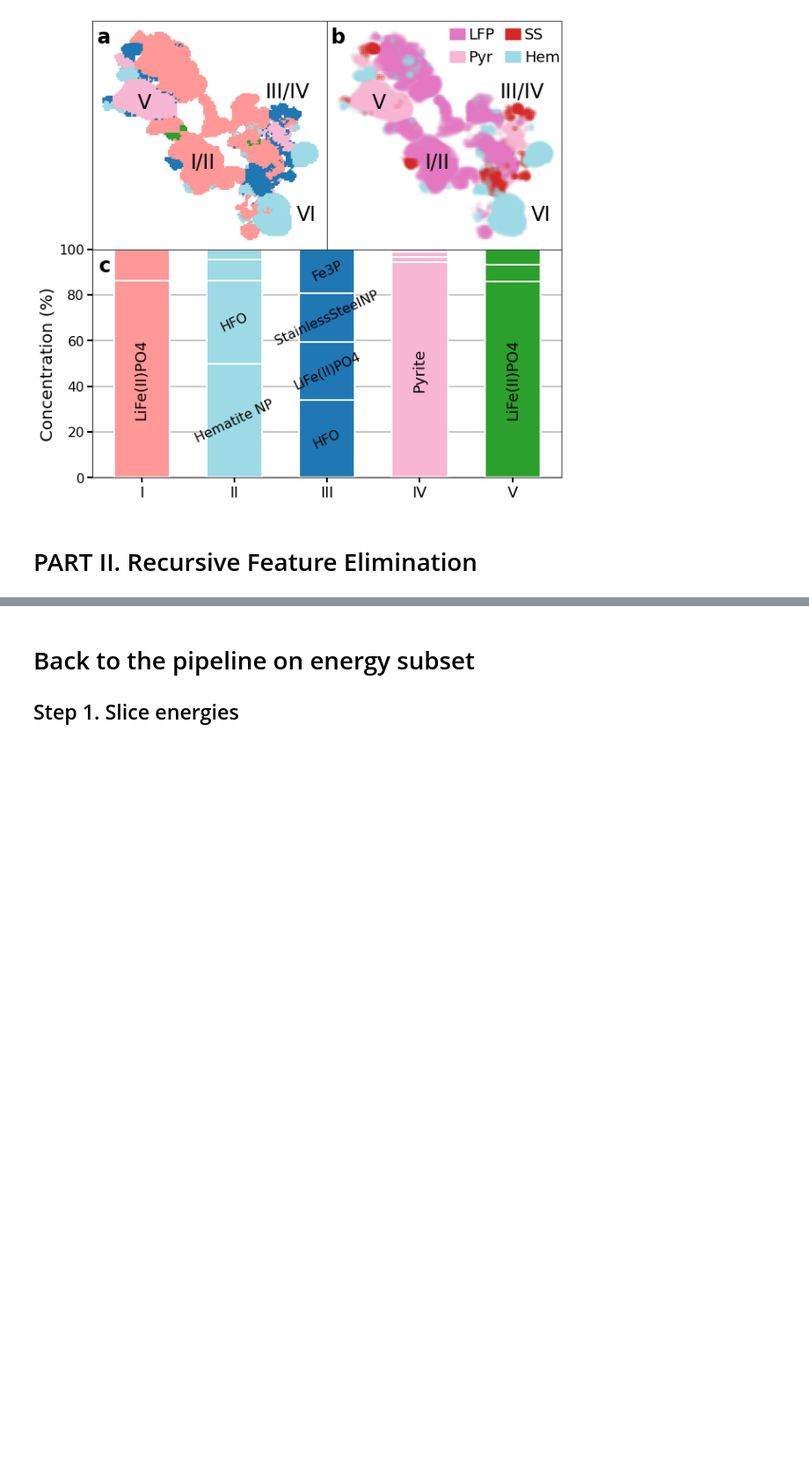
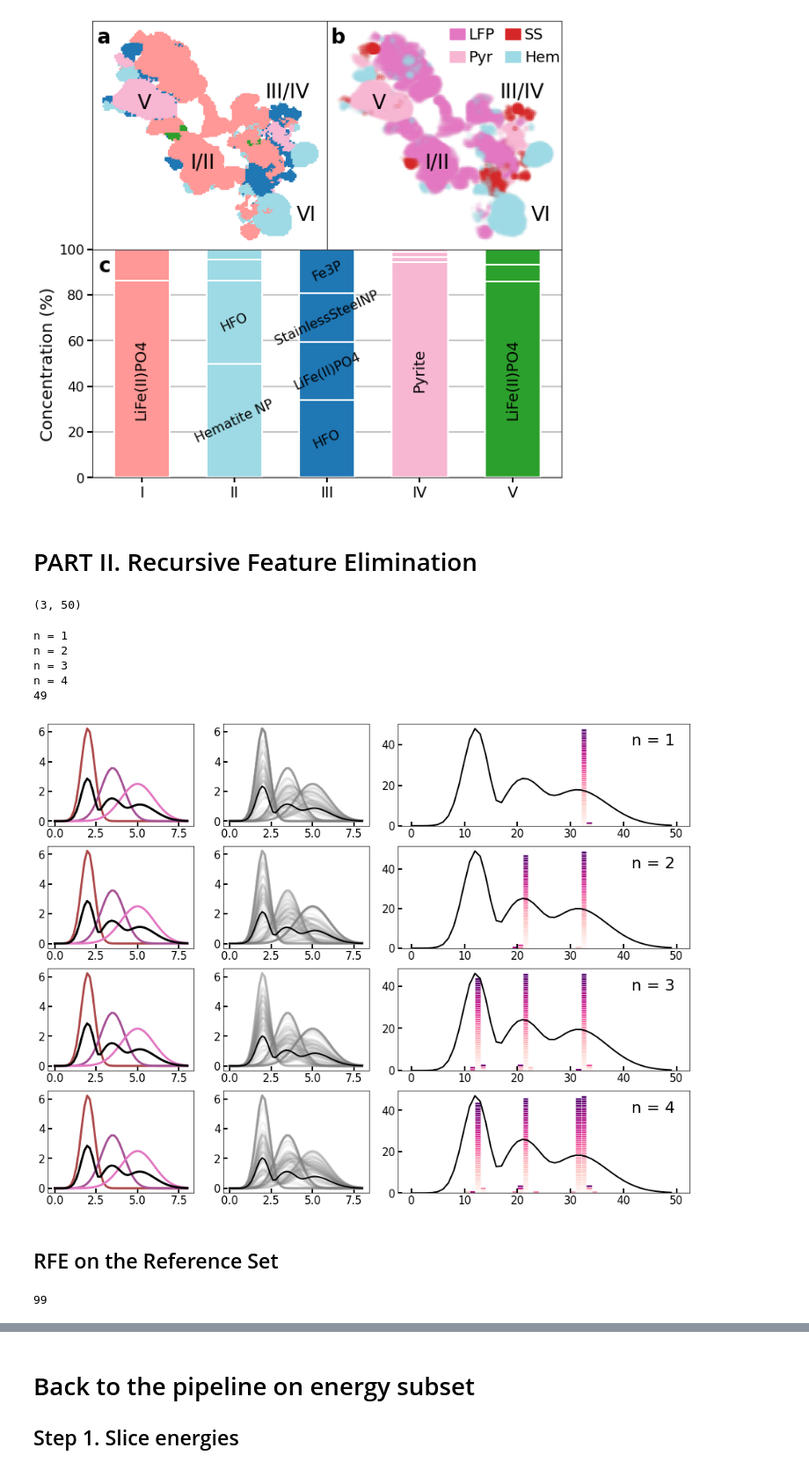
Before and after one commit to stetef/nano-XANES-microscopy-of-Fe, a Jupyter notebook: Visualization.ipynb, the cells around one changed output, grey strips where cells are left out. Shown at 88% size. Saved outputs shown, nothing was run; the diff lists cells and outputs as text; code cells hidden in the pictures; blank space fills up the shorter version.

```diff
--- a/Visualization.ipynb
+++ b/Visualization.ipynb
@@ -719,3 +695,16 @@ Is = np.array(Is)
+# %%
+N = 3
+x = np.linspace(0, 8, 50)
+mus = np.linspace(2, 5, N)
+sigmas = np.array([mu / 5 for mu in mus])
+
+def normal(x, mu, sig):
+    return ( 1 / sig * np.sqrt(2 * np.pi) ) * np.exp( -0.5 * ((x - mu) / sig)**2 )
+
+basis = np.array([normal(x, mus[i], sigmas[i]) for i in range(len(mus))])
+basis.shape
+# %% [output]
+(3, 50)
 # %%
 utils = reload(utils)
 from utils import *
@@ -747,0 +711,62 @@ plt.savefig('Figures/histogram_of_imprtance_RFE.png', dpi=800, bbox_inches='tigh
+# %%
+best_estimator = 'Linear Regression'
+kwargs = {'N': 100, 'scale': 0.0, 'dropout': 0.4}
+reps = 50
+colors = [plt.cm.tab20b(13), plt.cm.tab20b(17), plt.cm.tab20(12)]
+
+Ns = np.arange(1, 5)
+
+fig = plt.figure(figsize=(16, 3 * len(Ns)))
+spec = fig.add_gridspec(ncols=3, nrows=len(Ns), width_ratios=[0.5, 0.5, 1.0])
+plt.subplots_adjust(wspace=0.15, hspace=0.2)
+
+for row, best_n in enumerate(Ns):
+    print(f'n = {best_n}')
+    Is = []
+    for rep in range(reps):
+        print(rep, end='\r')
+        data, coeffs = generate_linear_combos(basis, **kwargs)
+
+        select = energy_point_selector.Selector(data, coeffs)
+        rfe = select.select_energy_points(estimator=best_estimator, n_points=best_n,
+                                          verbose=False, scoring='neg_root_mean_squared_error')
+        energy_measurements = x[rfe.support_]
+        indices = [i for i, e in enumerate(x) if e in energy_measurements]
+        Is.append(indices)
+    Is = np.array(Is)
+
+    indices = []
+
+    axes = [fig.add_subplot(spec[row, j]) for j in range(3)]
+    plot_RFE_results(axes, x, basis, indices, Is, best_n, colors, leg=False, **kwargs)
+
+plt.savefig('Figures/test_RFE_results.png', dpi=600, bbox_inches='tight')
+# %% [output]
+n = 1
+n = 2
+n = 3
+n = 4
+49
+[figure, added]
+# %% [markdown]
+## RFE on the Reference Set
+# %%
+best_estimator = 'Linear Regression'
+best_n = 20
+Is = []
+
+reps = 100
+for i in range(reps):
+    print(i, end='\r')
+    kwargs = {'N': 100, 'scale': 0.0, 'dropout': 0.85}
+    data, coeffs = generate_linear_combos(Refs, **kwargs)
+
+    select = energy_point_selector.Selector(data, coeffs)
+    rfe = select.select_energy_points(estimator=best_estimator, n_points=best_n,
+                                      verbose=False, scoring='neg_root_mean_squared_error')
+    energy_measurements = energy[rfe.support_]
+    indices = [i for i, e in enumerate(energy) if e in energy_measurements]
+    Is.append(indices)
+Is = np.array(Is)
+# %% [output]
+99
```
Also changed, not shown: parts of 20 cells of this notebook, 12 other files.
